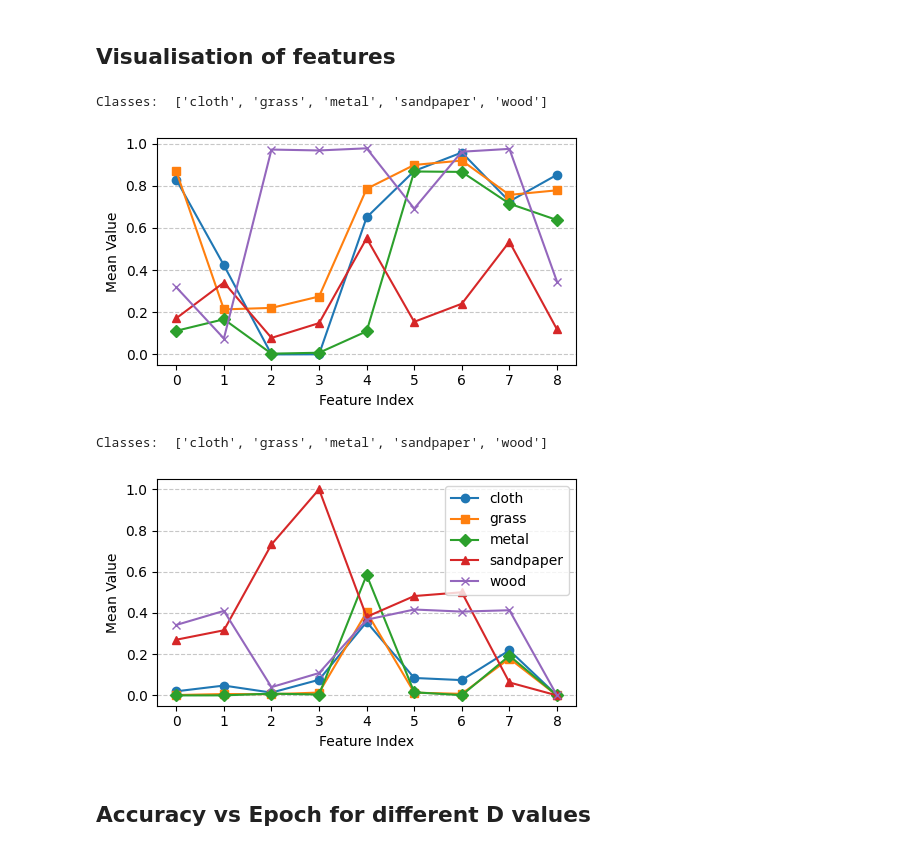
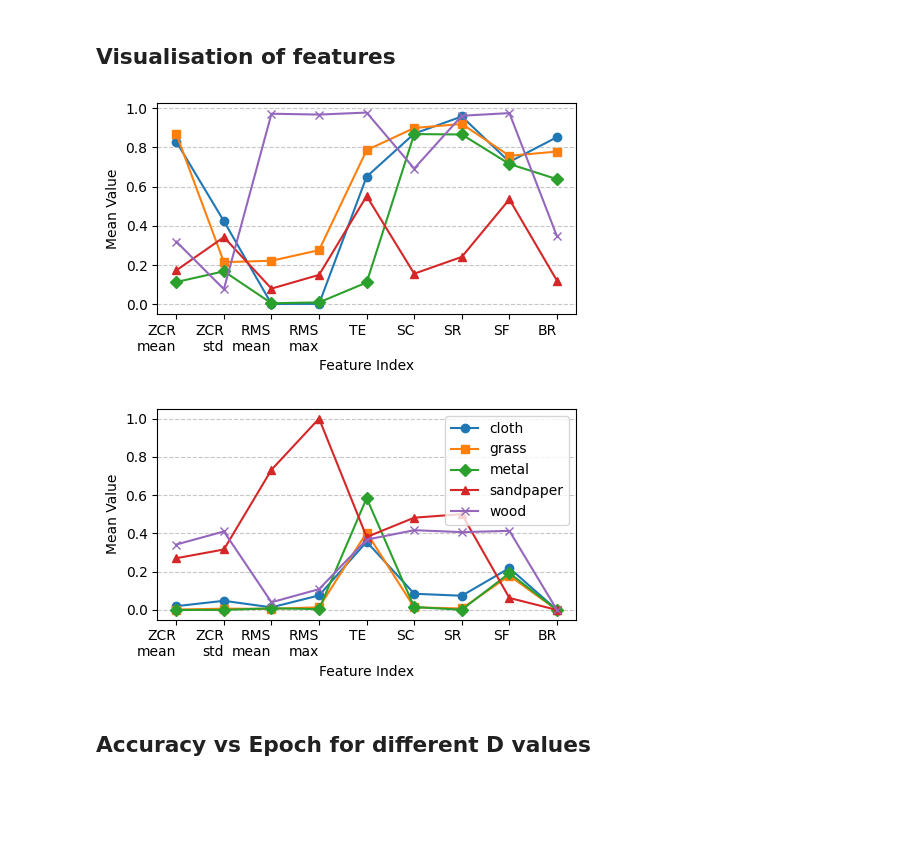
Before and after one commit to sevenseasofbri/terrain-classifier, a Jupyter notebook: hdc/test.ipynb, the cells around one changed output. Saved outputs shown, nothing was run; the diff lists cells and outputs as text; code cells hidden in the pictures; blank space fills up the shorter version.

```diff
--- a/hdc/test.ipynb
+++ b/hdc/test.ipynb
@@ -692,8 +690,8 @@ D = 10000  # Hypervector dimensionality
 LEVELS = 128 # quantization levels
 
 # d = [100, 500, 1000, 5000, 10000]
-d = [5000]
-l = [64]
+d = [1000]
+l = [256]
 
 
 for D in d:
@@ -841,8 +841,10 @@ D = 1000  # Hypervector dimensionality
 LEVELS = 128 # quantization levels
 np.random.seed(42)
 
-d = [100, 500, 1000, 5000, 10000]
-l = [64, 128, 256, 512, 1024, 2048, 4096]
+# d = [100, 500, 1000, 5000, 10000]
+d= [1000]
+l = [256]
+# l = [64, 128, 256, 512, 1024, 2048, 4096]
 
 
 for D in d:
@@ -1284,6 +1274,10 @@ for i in range(len(classes)):
 # ax.set_title("Mean Feature Values for Each Class")
 ax.set_xlabel("Feature Index")
 ax.set_ylabel("Mean Value")
+xlabels = ["ZCR\nmean", "ZCR\nstd", "RMS\nmean", "RMS\nmax", "TE", "SC", "SR", "SF", "BR"]
+# set all xlabels to be the feature names
+ax.set_xticks(range(len(xlabels)))
+ax.set_xticklabels(xlabels, rotation=0, ha='right')
 # ax.legend()
 plt.tight_layout()
 plt.grid(axis='y', linestyle='--', alpha=0.7)
@@ -1291,8 +1285,7 @@ plt.grid(axis='y', linestyle='--', alpha=0.7)
 plt.savefig("audio_feature_values.pdf", bbox_inches='tight')
 plt.show()
 # %% [output]
-Classes:  ['cloth', 'grass', 'metal', 'sandpaper', 'wood']
-[figure, old version]
+[figure, new version]
 # %%
 import matplotlib.pyplot as plt
 import pandas as pd
@@ -1339,35 +1332,38 @@ for _, class_name in enumerate(classes):
         dataset.append(features)
         labels.append(label_to_id[class_name])
 
 # print mean of features for a class
 dataset = np.array(dataset)
 # save the (min, max) values for each feature
 dataset_min = np.min(dataset, axis=0)
 dataset_max = np.max(dataset, axis=0)
 
 # Avoid normalizing the last column as all values are the same
 for i in range(dataset.shape[1] - 1):
     dataset[:, i] = (dataset[:, i] - dataset_min[i]) / (dataset_max[i] - dataset_min[i])
 
 # plot the mean of features for each class
 # a single plot with x-axis as the feature index and y-axis as the mean value. PLot all the classes in a single plot
 shapes = ["o", "s", "D", "^", "x"]
 
 fig, ax = plt.subplots(figsize=(5, 3))
 for i in range(len(classes)):
     mean_values = np.mean(dataset[30*i:30*i+30], axis=0)
     ax.plot(range(len(mean_values)), mean_values, label=id_to_label[i], marker=shapes[i % len(shapes)])
 # ax.set_title("Mean Feature Values for Each Class")
 ax.set_xlabel("Feature Index")
 ax.set_ylabel("Mean Value")
+xlabels = ["ZCR\nmean", "ZCR\nstd", "RMS\nmean", "RMS\nmax", "TE", "SC", "SR", "SF", "BR"]
+# set all xlabels to be the feature names
+ax.set_xticks(range(len(xlabels)))
+ax.set_xticklabels(xlabels, rotation=0, ha='right')
 ax.legend()
 plt.tight_layout()
 plt.grid(axis='y', linestyle='--', alpha=0.7)
 plt.savefig("vibration_feature_values.pdf", bbox_inches='tight')
 plt.show()
 # %% [output]
-Classes:  ['cloth', 'grass', 'metal', 'sandpaper', 'wood']
-[figure, old version]
+[figure, new version]
 # %% [markdown]
 ## Accuracy vs Epoch for different D values
 # %%
```
Also changed, not shown: parts of 5 cells of this notebook, 1 other file.
